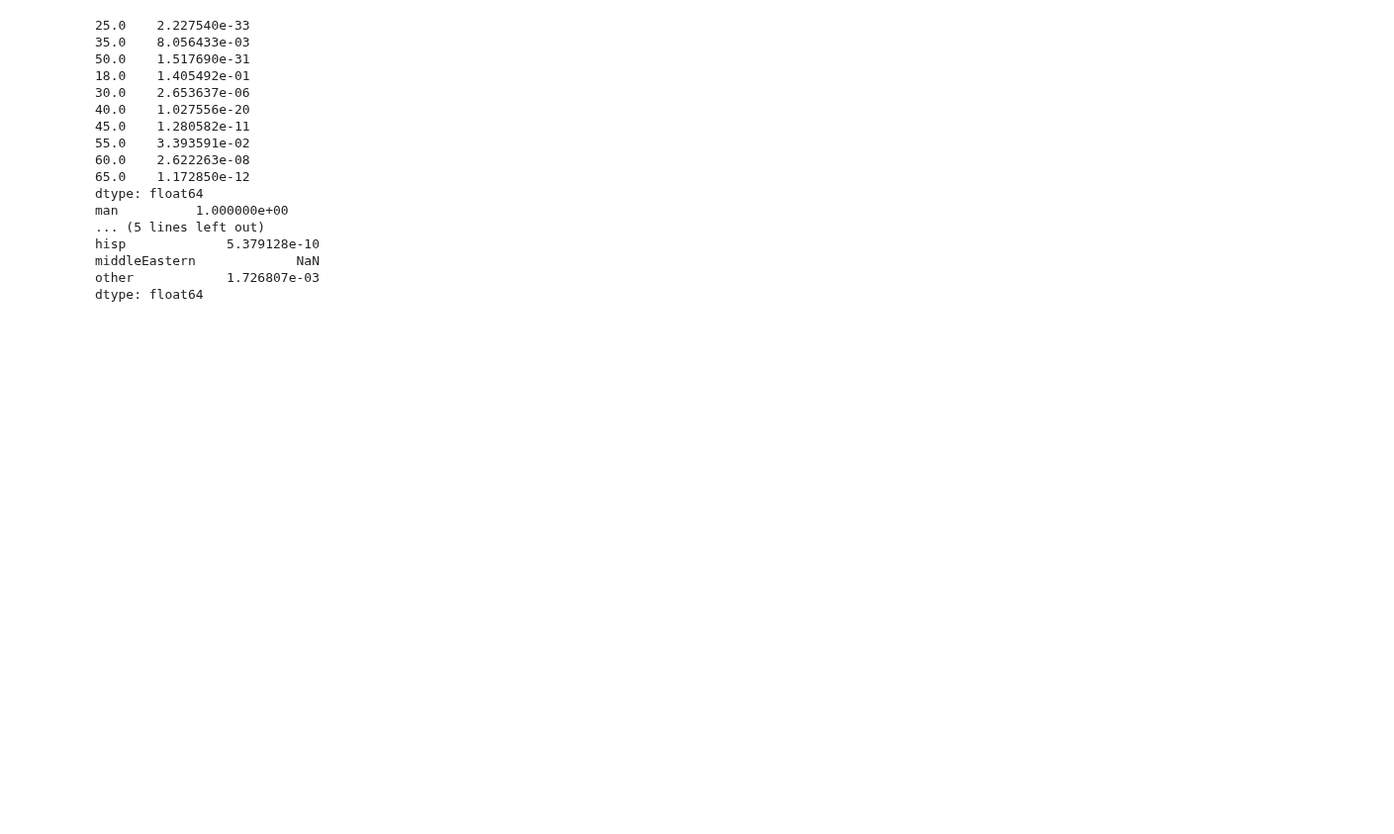
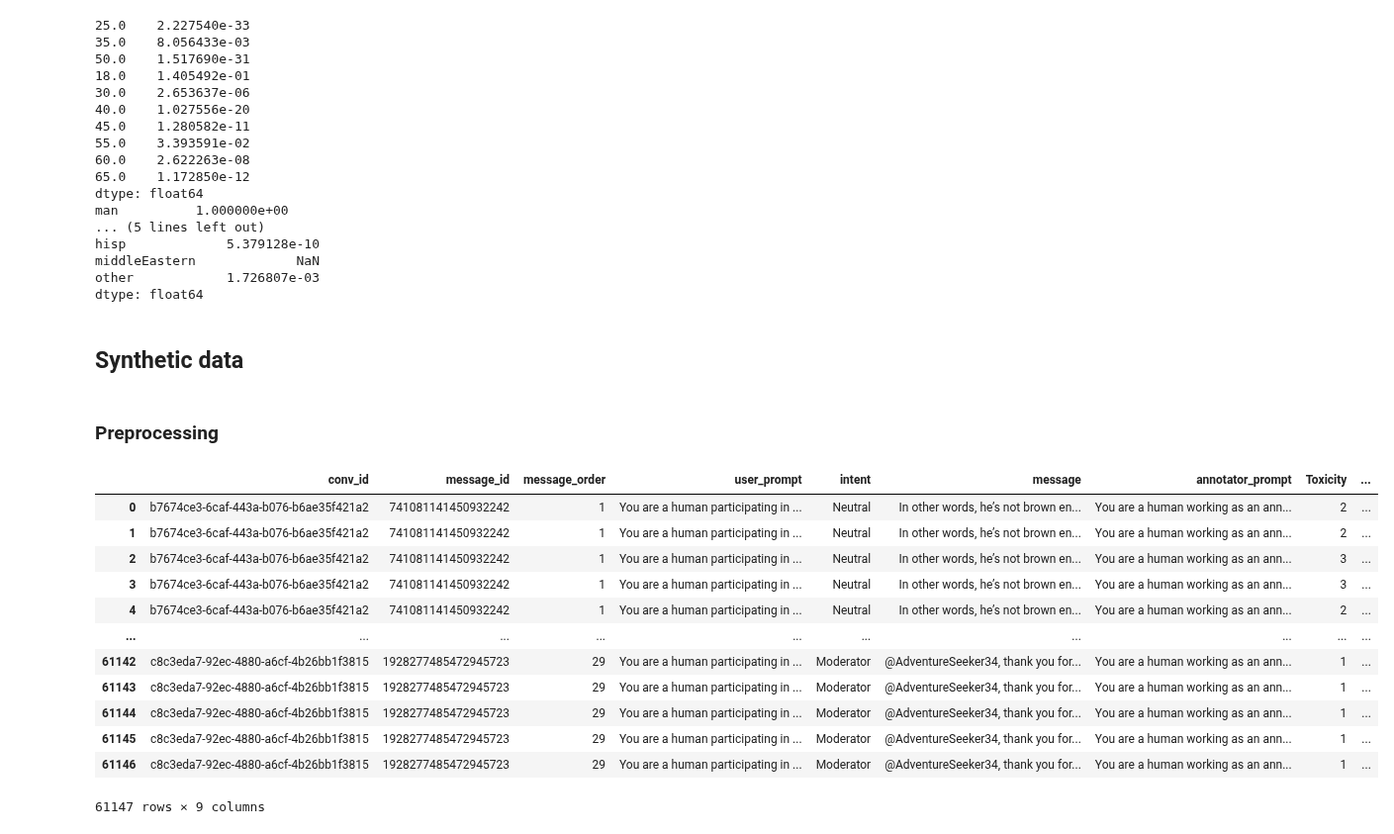
Before and after one commit to dimits-ts/aposteriori-unimodality, a Jupyter notebook: annotator_analysis.ipynb, the cells around one changed output. Shown at 99% size. Cells and saved outputs as stored; diff of their text form; code cells hidden in the pictures; blank space fills up the shorter version.

Commit message:
preprocess synthetic dataset

```diff
--- a/annotator_analysis.ipynb
+++ b/annotator_analysis.ipynb
@@ -12,5 +21,5 @@ import hashlib
 # %%
-df = pd.read_pickle("attitudes_embedded.csv")
+df = pd.read_pickle("data/attitudes_embedded.csv")
 df
 # %% [output]
 |  | tweet | toyou | toany | annotatorMinority | bert | annotatorPolitics | traditionalism | ... |
@@ -162,3 +163,7 @@ hisp             5.379128e-10
 middleEastern             NaN
 other            1.726807e-03
 dtype: float64
+# %% [markdown]
+## Synthetic data
+# %% [markdown]
+### Preprocessing
@@ -164,0 +247,51 @@ dtype: float64
+# %%
+GRAPH_OUTPUT_DIR = Path("../graphs")
+TOXICITY_TICKS = np.arange(1, 6, 1)
+YTICKS_LIST = [TOXICITY_TICKS, TOXICITY_TICKS]
+VMIN_TOXICITY = -1
+VMAX_TOXICITY = 1
+
+MODERATION_STRATEGY_MAP = {
+    "vanilla": "No Instructions",
+    "moderation_game": "Moderation Game",
+    "no_moderator": "No Moderator",
+    "erulemaking": "Human Mod. Guidelines",
+    "constructive_communications": "Human Fac. Guidelines",
+    "collective_constitution": "Rules Only",
+}
+
+MODEL_MAP = {
+    "hardcoded": "hardcoded",
+    "mistral-nemo-abliterated": "Mistral Nemo (abl.)",
+    "qwen2.5-32b-4bit": "Qwen 2.5",
+    "llama-3.1-70b-4bit": "LLaMa 3.1",
+}
+
+METRIC_MAP = {
+    "toxicity": "Toxicity",
+    "argumentquality": "Argument Quality"
+}
+METRICS = METRIC_MAP.values()
+# %%
+full_df = pd.read_csv("data/dataset.csv", encoding="utf8")
+
+full_df.conv_variant = full_df.conv_variant.map(MODERATION_STRATEGY_MAP)
+full_df.model = full_df.model.map(MODEL_MAP)
+full_df = format_dataset(full_df, min_message_len=3)
+full_df = full_df.rename(METRIC_MAP, axis=1)
+full_df = full_df.drop(["conv_variant", "model", "user", "is_moderator", "not_intervened"], axis=1)
+full_df
+# %% [output]
+|  | conv_id | message_id | message_order | user_prompt | intent | message | annotator_prompt | Toxicity | ... |
+| 0 | b7674ce3-6caf-443a-b076-b6ae35f421a2 | 741081141450932242 | 1 | You are a human participating in ... | Neutral | In other words, he’s not brown en... | You are a human working as an ann... | 2 | ... |
+| 1 | b7674ce3-6caf-443a-b076-b6ae35f421a2 | 741081141450932242 | 1 | You are a human participating in ... | Neutral | In other words, he’s not brown en... | You are a human working as an ann... | 2 | ... |
+| 2 | b7674ce3-6caf-443a-b076-b6ae35f421a2 | 741081141450932242 | 1 | You are a human participating in ... | Neutral | In other words, he’s not brown en... | You are a human working as an ann... | 3 | ... |
+| 3 | b7674ce3-6caf-443a-b076-b6ae35f421a2 | 741081141450932242 | 1 | You are a human participating in ... | Neutral | In other words, he’s not brown en... | You are a human working as an ann... | 3 | ... |
+| 4 | b7674ce3-6caf-443a-b076-b6ae35f421a2 | 741081141450932242 | 1 | You are a human participating in ... | Neutral | In other words, he’s not brown en... | You are a human working as an ann... | 2 | ... |
+| ... | ... | ... | ... | ... | ... | ... | ... | ... | ... |
+| 61142 | c8c3eda7-92ec-4880-a6cf-4b26bb1f3815 | 1928277485472945723 | 29 | You are a human participating in ... | Moderator | @AdventureSeeker34, thank you for... | You are a human working as an ann... | 1 | ... |
+| 61143 | c8c3eda7-92ec-4880-a6cf-4b26bb1f3815 | 1928277485472945723 | 29 | You are a human participating in ... | Moderator | @AdventureSeeker34, thank you for... | You are a human working as an ann... | 1 | ... |
+| 61144 | c8c3eda7-92ec-4880-a6cf-4b26bb1f3815 | 1928277485472945723 | 29 | You are a human participating in ... | Moderator | @AdventureSeeker34, thank you for... | You are a human working as an ann... | 1 | ... |
+| 61145 | c8c3eda7-92ec-4880-a6cf-4b26bb1f3815 | 1928277485472945723 | 29 | You are a human participating in ... | Moderator | @AdventureSeeker34, thank you for... | You are a human working as an ann... | 1 | ... |
+| 61146 | c8c3eda7-92ec-4880-a6cf-4b26bb1f3815 | 1928277485472945723 | 29 | You are a human participating in ... | Moderator | @AdventureSeeker34, thank you for... | You are a human working as an ann... | 1 | ... |
+61147 rows × 9 columns
```
Also changed, not shown: parts of 18 cells of this notebook, 1 other file.
